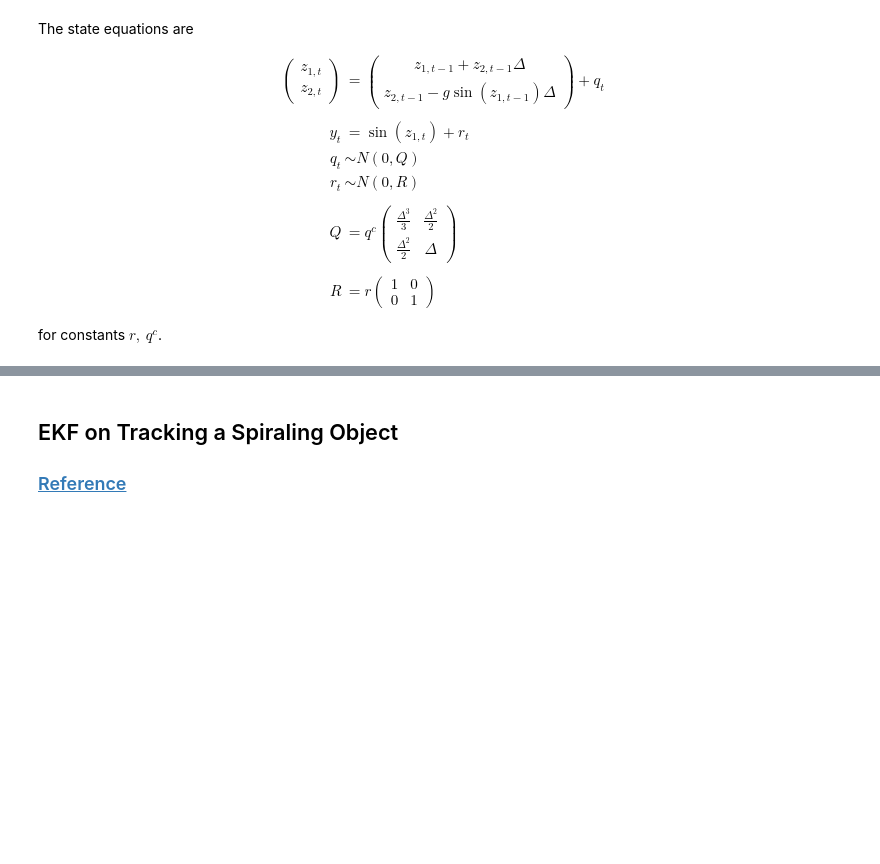
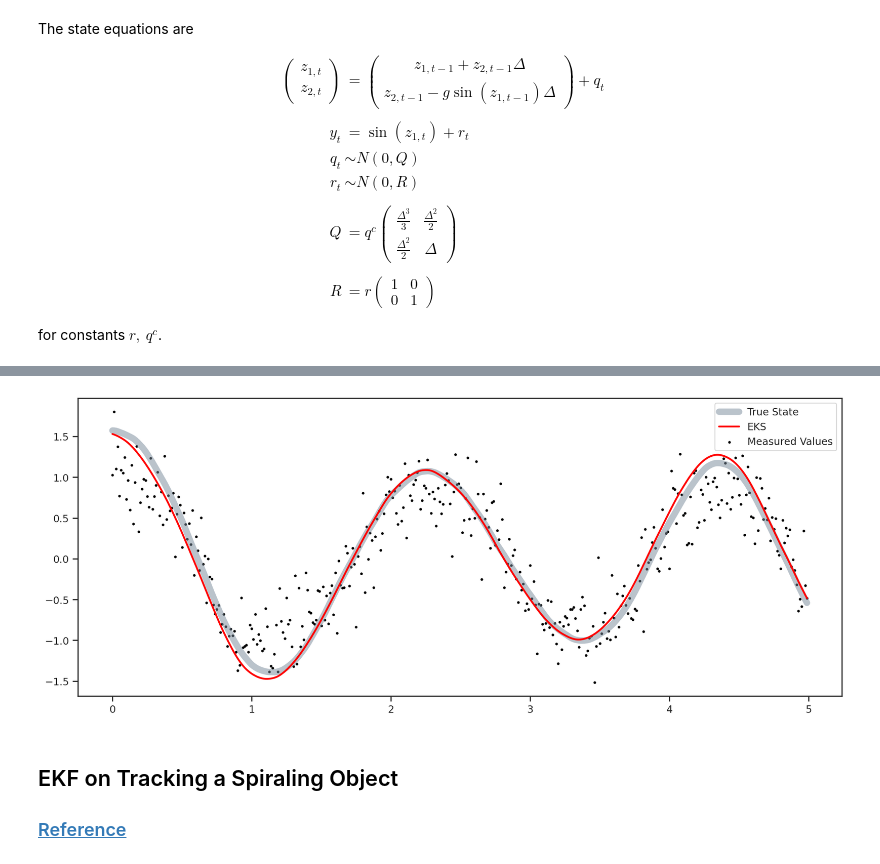
Before and after one commit to CorpuzKB/PML-Advance-Topics-notebooks, a Jupyter notebook: Extended_Kalman_Filter_TensorFlow_Implementation.ipynb, the cells around one changed output, grey strips where cells are left out. Saved outputs shown, nothing was run; the diff lists cells and outputs as text; code cells hidden in the pictures; blank space fills up the shorter version.

```diff
--- a/Extended_Kalman_Filter_TensorFlow_Implementation.ipynb
+++ b/Extended_Kalman_Filter_TensorFlow_Implementation.ipynb
@@ -152,3 +173,13 @@ WARNING:tensorflow:6 out of the last 6 calls to <function pfor.<locals>.f at 0x.
+# %%
+µ_EKS, Σ_EKS = LinearizedExtendedKalmanSmoother(f, Q, µ_EKF, Σ_EKF)
+
+plt.figure(figsize=(15, 6))
+plt.plot(X, state[:,0], color="lightslategray", linewidth=7.0, alpha=0.5, label="True State")
+plt.plot(X, µ_EKS[:,0], color="red", linewidth=2.0, alpha=1, label="EKS")
+plt.scatter(X, obs[:,0], color="black", s=3.5, alpha=1.0, label="Measured Values")
+plt.legend(); plt.show()
+# %% [output]
+[figure, added]
 # %% [markdown]
 ## EKF on Tracking a Spiraling Object
 ### [Reference](https://colab.research.google.com/github/probml/dynamax/blob/main/docs/notebooks/nonlinear_gaussian_ssm/ekf_ukf_spiral.ipynb)
```
Also changed, not shown: parts of 9 cells of this notebook.
